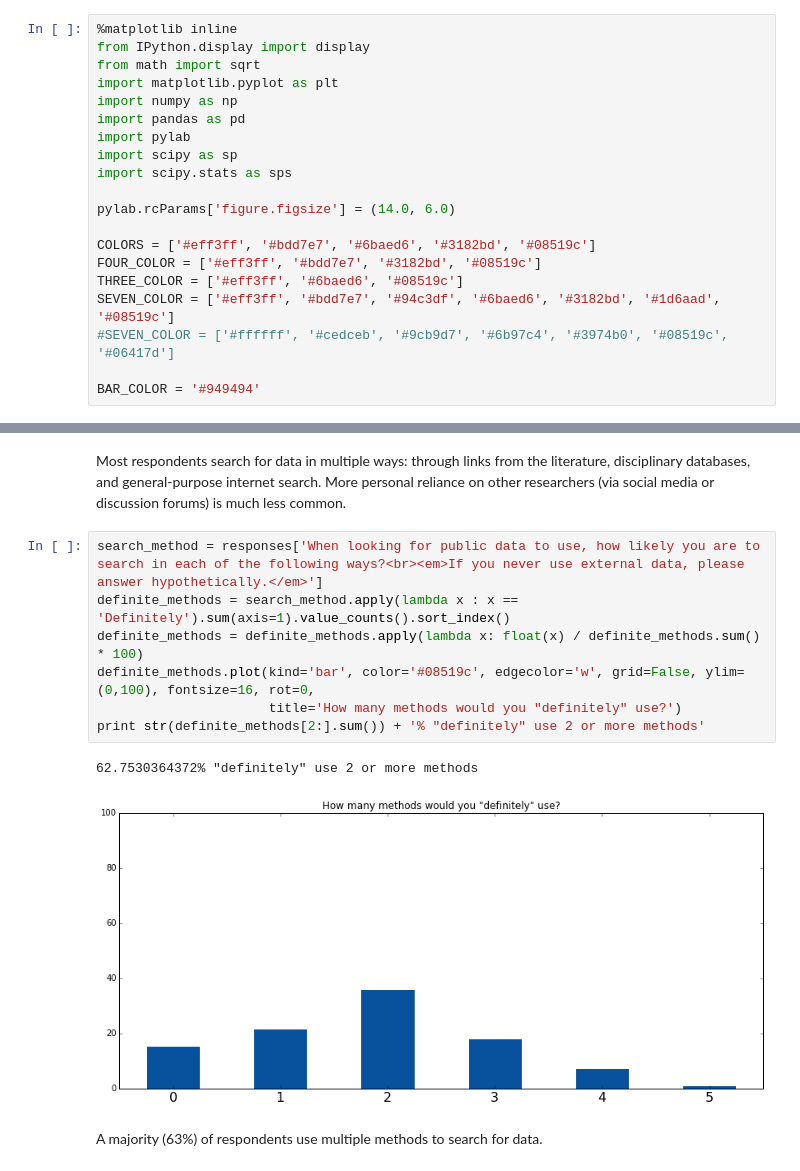
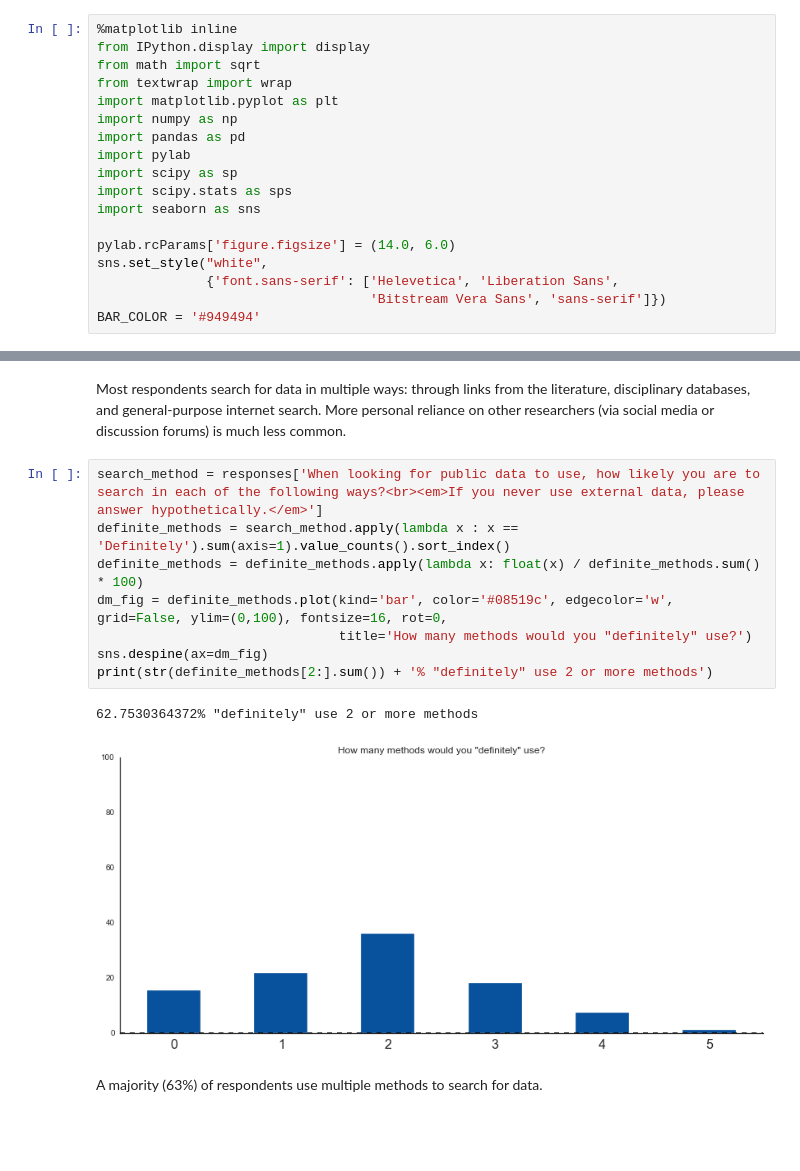
Before and after one commit to JEK-III/MDCSurvey, a Jupyter notebook: Making Data Count.ipynb, the cells around one changed output, grey strips where cells are left out. Cells and saved outputs as stored; diff of their text form; blank space fills up the shorter version.

```diff
--- a/Making Data Count.ipynb
+++ b/Making Data Count.ipynb
@@ -10,21 +10,19 @@ In November and December of 2014, we conducted a pair of online surveys of resea
 %matplotlib inline
 from IPython.display import display
 from math import sqrt
+from textwrap import wrap
 import matplotlib.pyplot as plt
 import numpy as np
 import pandas as pd
 import pylab
 import scipy as sp
 import scipy.stats as sps
+import seaborn as sns
 
 pylab.rcParams['figure.figsize'] = (14.0, 6.0)
-
-COLORS = ['#eff3ff', '#bdd7e7', '#6baed6', '#3182bd', '#08519c']
-FOUR_COLOR = ['#eff3ff', '#bdd7e7', '#3182bd', '#08519c']
-THREE_COLOR = ['#eff3ff', '#6baed6', '#08519c']
-SEVEN_COLOR = ['#eff3ff', '#bdd7e7', '#94c3df', '#6baed6', '#3182bd', '#1d6aad', '#08519c']
-#SEVEN_COLOR = ['#ffffff', '#cedceb', '#9cb9d7', '#6b97c4', '#3974b0', '#08519c', '#06417d']
-
+sns.set_style("white",
+              {'font.sans-serif': ['Helevetica', 'Liberation Sans',
+                                   'Bitstream Vera Sans', 'sans-serif']})
 BAR_COLOR = '#949494'
 # %% [markdown]
 Scheme to consolidate subdisciplines
@@ -358,13 +357,14 @@ Most respondents search for data in multiple ways: through links from the litera
 # %%
 search_method = responses['When looking for public data to use, how likely you are to search in each of the following ways?<br><em>If you never use external data, please answer hypothetically.</em>']
 definite_methods = search_method.apply(lambda x : x == 'Definitely').sum(axis=1).value_counts().sort_index()
 definite_methods = definite_methods.apply(lambda x: float(x) / definite_methods.sum() * 100)
-definite_methods.plot(kind='bar', color='#08519c', edgecolor='w', grid=False, ylim=(0,100), fontsize=16, rot=0,
-                      title='How many methods would you "definitely" use?')
-print str(definite_methods[2:].sum()) + '% "definitely" use 2 or more methods'
+dm_fig = definite_methods.plot(kind='bar', color='#08519c', edgecolor='w', grid=False, ylim=(0,100), fontsize=16, rot=0,
+                               title='How many methods would you "definitely" use?')
+sns.despine(ax=dm_fig)
+print(str(definite_methods[2:].sum()) + '% "definitely" use 2 or more methods')
 # %% [output]
 62.7530364372% "definitely" use 2 or more methods
-[figure, old version]
+[figure, new version]
 # %% [markdown]
 A majority (63%) of respondents use multiple methods to search for data.
 # %% [markdown]
```
Also changed, not shown: parts of 11 cells of this notebook.
